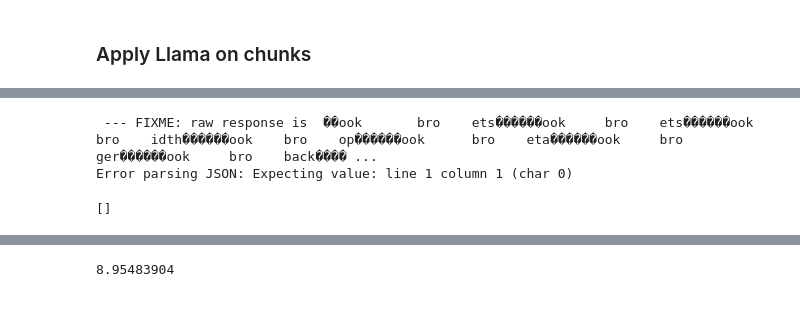
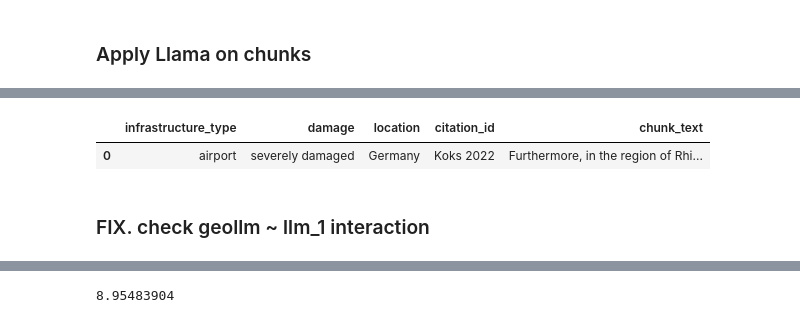
Before and after one commit to SWN-group-at-TU-Berlin/CI-impacts-information-retrieval, a Jupyter notebook: notebooks/llm_geolocations.ipynb, the cells around one changed output, grey strips where cells are left out. Saved outputs shown, nothing was run; the diff lists cells and outputs as text; code cells hidden in the pictures.

Commit message:
build/feat(geollm+NER): load spacy trasnformer mdel and its dependencies guide LLM_1~GeoLLM

```diff
--- a/notebooks/llm_geolocations.ipynb
+++ b/notebooks/llm_geolocations.ipynb
@@ -885,18 +690,19 @@ print(torch.cuda.memory_reserved() / 1e9)
 # %%
 ## Settings
-# model_name = "meta-llama/Llama-3.1-8B-Instruct"
+
 model_name = "meta-llama/Llama-2-7b-chat-hf"
 # TODO NOTE test for HPC: "meta-llama/Llama-3.1-8B-Instruct"
 
 time0 = time.time()
 
 ## init LLM pipeline
-decoder_model = DecoderModel(model_name)
+decoder_model = em.DecoderModel(model_name)
 
 ## init output dataframe
 df_responses_all = pd.DataFrame()
 sentence_root_list = [] # for visualization of sentence roots and their dependencies
 responses_error_list = []
+df_geollm_response = pd.DataFrame()
 
 
 if test_mode:
@@ -982,13 +788,14 @@ for i, filename in enumerate(search_path):
             "chunk_text"
         ]
     )
+    df_geollm_response = pd.DataFrame()
 
 
     ## apply decoder on each chunk in document
     ## TODO replace iteration by loading entire document and use recursive chunking from langchain
     for j, chunk in enumerate(doc):
 
-        # print("Chunk no", j)
+        print("Chunk no", j)
 
         # clean up before applying CUDA
         gc.collect()
@@ -996,41 +803,50 @@ for i, filename in enumerate(search_path):
         torch.no_grad()
         # print(torch.cuda.memory_reserved() / 1e9)
 
+
         ## Start geoparsing with GeoLLM to verify Location
-        geollm_response = []
+        # load GeoLLM prompt template
+        template_geollm = em.load_prompt_template(template_filename="geollm.txt")
 
-        # load GeoLLM prompt template
-        template_geollm = load_prompt_template(template_filename="geollm.txt")
 
         # extract locations
         # for d in tqdm(chunk.page_content):
         resp = geo_llama.geoparse(chunk.page_content)
         # TODO add here geoLLm prompt as var
-
         # TODO check if useful in model.py to set : model.use_checkpointing = True or  model.gradient_checkpointing_enable()
 
         # save results
-        geollm_response.append(resp)
-        with open(f'{GEOLLM_OUTPUTS_DIR}/results_{citation}_{j}.json', 'w') as f:
-            json.dump(geollm_response, f)
+        df_geollm_resp = pd.DataFrame(resp[0:])
+        df_geollm_resp["chunk_text"] = chunk.page_content
 
+        df_geollm_response = pd.concat([df_geollm_response, df_geollm_resp], ignore_index=True)
 
+        try:
+            locations_per_chunk = df_geollm_resp["name"].to_list()
+            lats_per_chunk = df_geollm_resp["latitude"].to_list()
+            lons_per_chunk = df_geollm_resp["longitude"].to_list()
+            RAGestimated_per_chunk = df_geollm_resp["RAG_estimated"].to_list()
+        except:
+            print("No locations extracted by GeoLLM for this chunk. Going to next chunk\n", resp[0:])
+            pass
 
         print("NOTE -testing LLM without Entity linking")
         df_ci_geo = pd.DataFrame()
         # if df_ci_geo.loc[df_ci_geo["chunk_id"] == j].empty:
+
+        print("df_geollm_resp resp0:]", resp[0:])
         context = [
             {
                 "text": chunk.page_content,
                 "citation": citation,
                 "title": filename_stem,
-                "geollm_response": geollm_response,  # list of 0 or multiple location strings
+                "potential_locations": locations_per_chunk,  # list of 0 or multiple location strings
 
             },
         ]
 
         # load LLM_1 prompt template
-        template = load_prompt_template(template_filename="ci_loc_direct_impacts_geollm.txt")
+        template = em.load_prompt_template(template_filename="ci_loc_direct_impacts_geollm.txt")
 
         # apply LLM 1
         response = decoder_model.generate_response(
@@ -1056,11 +872,11 @@ for i, filename in enumerate(search_path):
             # save LLM response for each chunk  in dataframe for each document
             df_resp = pd.read_json(StringIO(resp))
             df_resp["citation_id"] = context[0]["citation"]  # add citation info
-            # df_resp["chunk_id"] = j  # add chunk id as identifier
+            df_resp["chunk_id"] = j  # add chunk id as identifier
             # df_resp["ci_entity"] = df_ci_geo.loc[df_ci_geo["chunk_id"] == j, "ci_entity"]
             # df_resp["geo_entity"] = df_ci_geo.loc[df_ci_geo["chunk_id"] == j, "geo_entity"]
             # df_resp["case_type"] = df_ci_geo.loc[df_ci_geo["chunk_id"] == j, "case_type"]
-            df_resp["chunk_text"] = context[0]["text"]  # add (translated) chunk text for tracing back LLM response
+            df_resp["chunk_text"] =  chunk.page_content #  FIXME context[0]["text"]  # add (translated) chunk text for tracing back LLM response
 
             df_responses = pd.concat([df_responses, df_resp], ignore_index=True)
 
@@ -1069,7 +885,7 @@ for i, filename in enumerate(search_path):
             # faulty response: e.g.  .., "location": "V" on satellite and online on radar"}, { ...}, {}
             responses_error_list.append({
                 "citation_id": citation,
-                # "chunk_id": j,
+                "chunk_id": j,
                 "response": response[0]['generated_text'].replace('\n', ''),
                 "error": str(e)
             })
@@ -1087,8 +939,7 @@ print(f"\n\n ######## -------- CI impact extraction took {(time.time() - time0)
-# %%
-fake_input = "The economic impact of the recent devastating floods in Greece The economic impact of the recent devastating floods in Greece The briefing presents the economic impact of the damages caused by the storm “Daniel”. The  floods  caused  by  the  heavy  rainfall,  especially  in  Thessaly  plain  -accounting  for approximately  15%  of  Greece’s  agricultural  land- resulted  to  a  massive  destruction  in agriculture,  infrastructure  and  residences,  which  is  expected  to  negatively  affect  the  Greek economy in short and mid-term. Fears for food shortages and increase of product prices have been raised. In addition, increase of fiscal costs, imports and unemployment may also affect the economy in the upcoming years. The extent of the impact to the economy is not yet know. Before the country recovered from the wildfires of August and the consequent huge forest disaster,  a  weather  stormy  phenomenon  named  Daniel  hit  the  country.  Specifically,  in  the beginning of September, rainfall of unprecedented intensity fell mainly in central Greece and especially  in  Thessaly  plain,  causing  floods  throughout  the  territory.  Thousands  of  acres  of crops and livestock farms were destroyed. Properties and houses were lost under ton of waters. National  roads  were  closed,  bridges  collapsed,  and  some  parts  of  the  railway  network  were highly damaged dividing the country in two."
-resp_geollm = geo_llama.geoparse(fake_input)
-resp_geollm
-# %% [output]
- --- FIXME: raw response is  ��ook       bro    ets������ook     bro    ets������ook     bro    idth������ook    bro    ор������ook      bro    eta������ook     bro    ger������ook     bro    back���� ...
-Error parsing JSON: Expecting value: line 1 column 1 (char 0)
-[]
+# %%
+df_resp
+# %% [output]
+|  | infrastructure_type | damage | location | citation_id | chunk_text |
+| 0 | airport | severely damaged | Germany | Koks 2022 | Furthermore, in the region of Rhi... |
+# %% [markdown]
+### FIX. check geollm ~ llm_1 interaction
```
Also changed, not shown: parts of 24 cells of this notebook, 1 other file.
